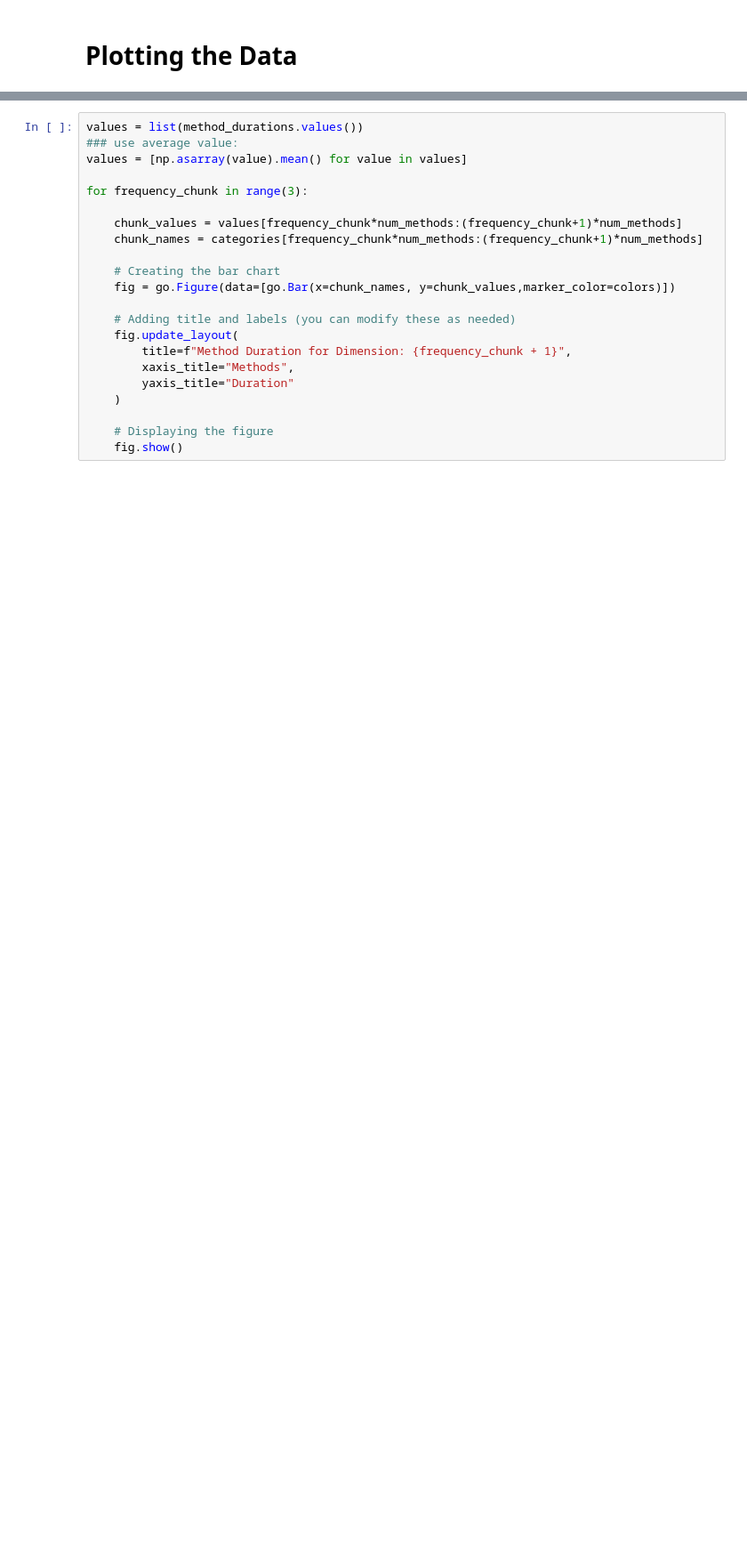
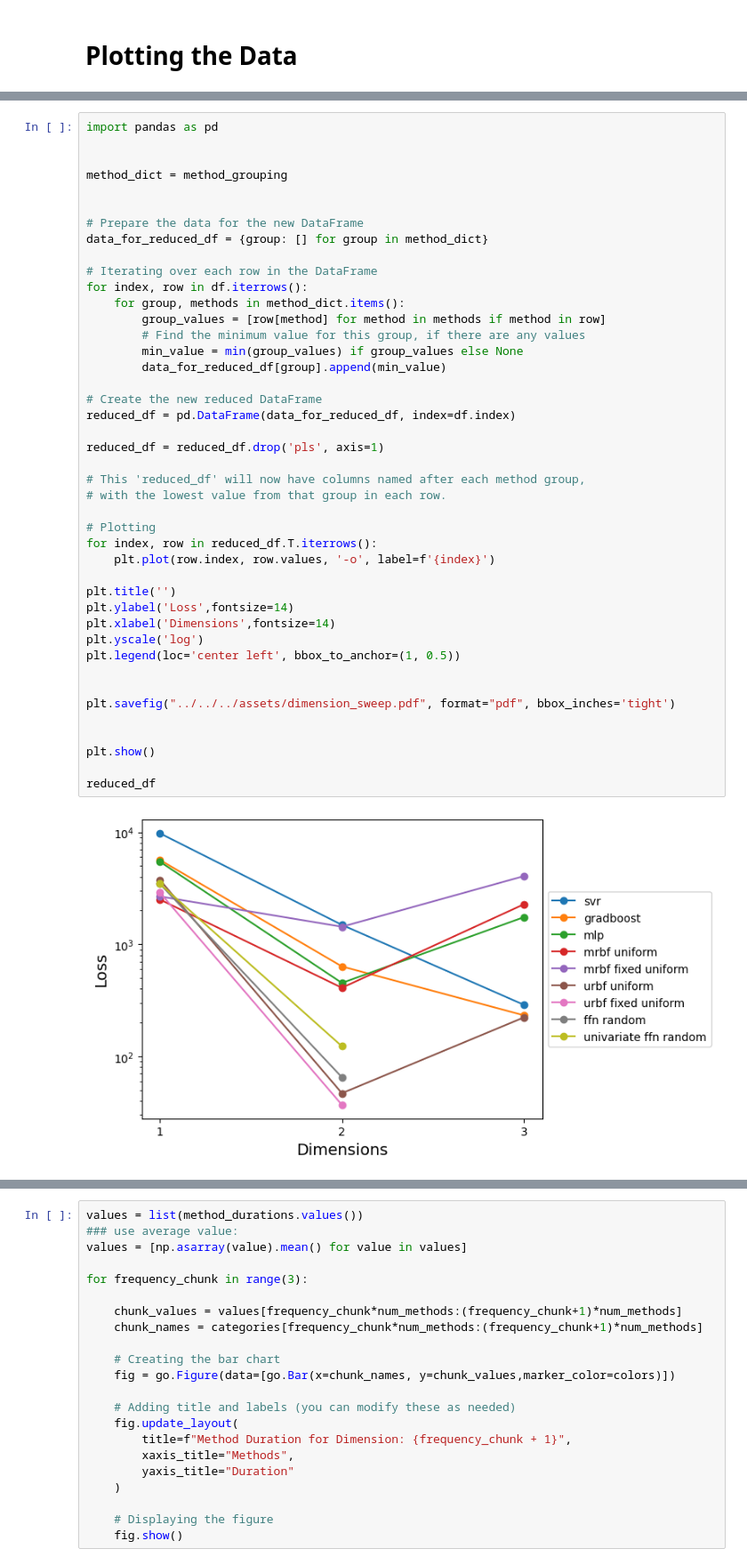
Before and after one commit to dajojo/urbf, a Jupyter notebook: experiments/38_noise_dimension_sweep_regression/analyze/overview.ipynb, the cells around one changed output, grey strips where cells are left out. Shown at 89% size. Saved outputs shown, nothing was run; the diff lists cells and outputs as text; blank space fills up the shorter version.

```diff
--- a/experiments/38_noise_dimension_sweep_regression/analyze/overview.ipynb
+++ b/experiments/38_noise_dimension_sweep_regression/analyze/overview.ipynb
@@ -142,0 +374,45 @@ fig.show()
+# %%
+import pandas as pd
+
+
+method_dict = method_grouping
+
+
+# Prepare the data for the new DataFrame
+data_for_reduced_df = {group: [] for group in method_dict}
+
+# Iterating over each row in the DataFrame
+for index, row in df.iterrows():
+    for group, methods in method_dict.items():
+        group_values = [row[method] for method in methods if method in row]
+        # Find the minimum value for this group, if there are any values
+        min_value = min(group_values) if group_values else None
+        data_for_reduced_df[group].append(min_value)
+
+# Create the new reduced DataFrame
+reduced_df = pd.DataFrame(data_for_reduced_df, index=df.index)
+
+reduced_df = reduced_df.drop('pls', axis=1)
+
+# This 'reduced_df' will now have columns named after each method group,
+# with the lowest value from that group in each row.
+
+# Plotting
+for index, row in reduced_df.T.iterrows():
+    plt.plot(row.index, row.values, '-o', label=f'{index}')
+
+plt.title('')
+plt.ylabel('Loss',fontsize=14)
+plt.xlabel('Dimensions',fontsize=14)
+plt.yscale('log')
+plt.legend(loc='center left', bbox_to_anchor=(1, 0.5))
+
+
+plt.savefig("../../../assets/dimension_sweep.pdf", format="pdf", bbox_inches='tight')
+
+
+plt.show()
+
+reduced_df
+# %% [output]
+[figure, added]
```
Also changed, not shown: parts of 5 cells of this notebook, 37 other files.
